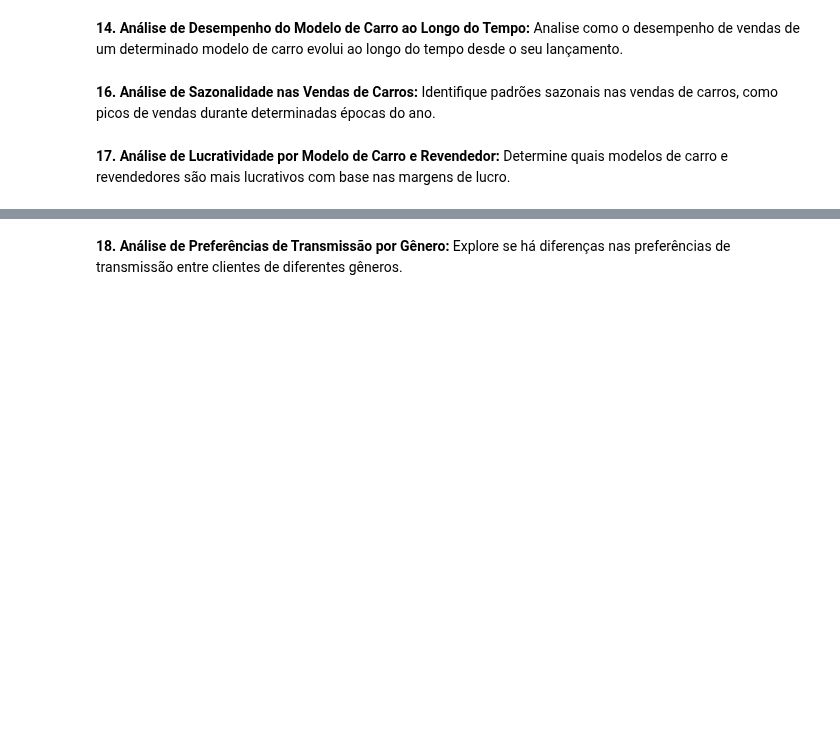
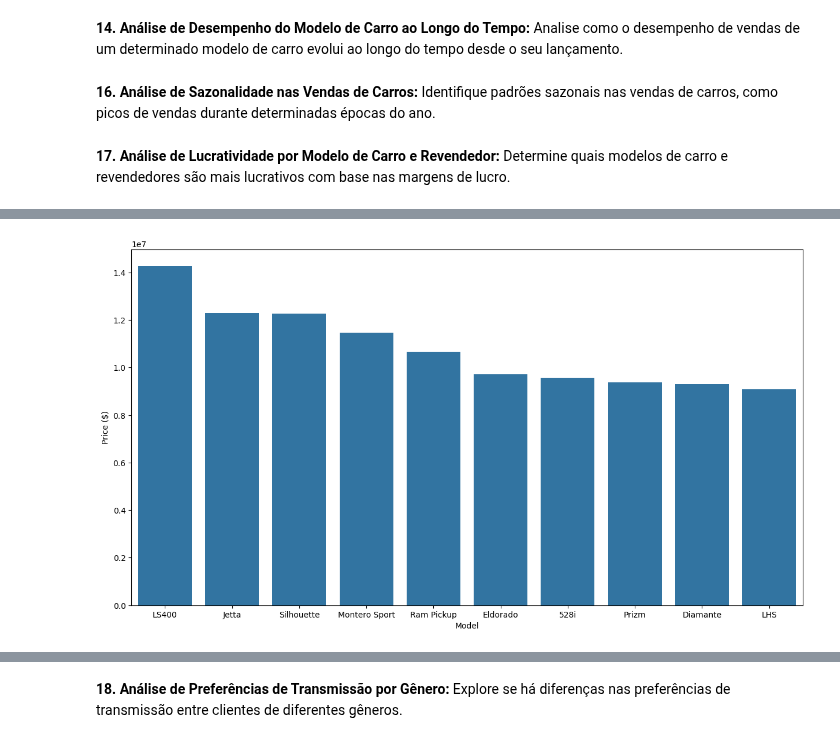
Before and after one commit to GabrielVila/Car-Sales-Report, a Jupyter notebook: projeto_carro.ipynb, the cells around one changed output, grey strips where cells are left out. Cells and saved outputs as stored; diff of their text form; code cells hidden in the pictures; blank space fills up the shorter version.

Commit message:
Adicionando gráficos para a lucratividade por modelo e revendedor

```diff
--- a/projeto_carro.ipynb
+++ b/projeto_carro.ipynb
@@ -493,5 +491,5 @@ dados.groupby(['Body Style', 'Color'])['Price ($)'].agg(['count', 'mean'])
 # %% [markdown]
 **17. Análise de Lucratividade por Modelo de Carro e Revendedor:** Determine quais modelos de carro e revendedores são mais lucrativos com base nas margens de lucro.
 # %%
-lucratividade_marca = dados[['Price ($)', 'Model', 'Dealer_Name']].sort_values(by='Price ($)', ascending=False)
-lucratividade_marca
+lucratividade = dados[['Price ($)', 'Model', 'Dealer_Name']].sort_values(by='Price ($)', ascending=False)
+lucratividade
@@ -498,5 +510,7 @@ lucratividade_marca
 # %%
 # Modelos de carros mais lucrativos
 
-carro_lucrativos = lucratividade_marca.groupby('Model')['Price ($)'].sum().sort_values(ascending=False)
-carro_lucrativos.head(10)
+carro_lucrativos = lucratividade.groupby('Model')['Price ($)'].sum().reset_index()
+carro_lucrativos = carro_lucrativos.sort_values(by='Price ($)', ascending=False)
+
+carro_lucrativos
@@ -502,0 +531,8 @@ carro_lucrativos.head(10)
+# %%
+plt.figure(figsize=(15, 8))
+
+sns.barplot(carro_lucrativos.head(10), x='Model', y='Price ($)')
+
+plt.show()
+# %% [output]
+[figure, added]
```
Also changed, not shown: parts of 9 cells of this notebook.
